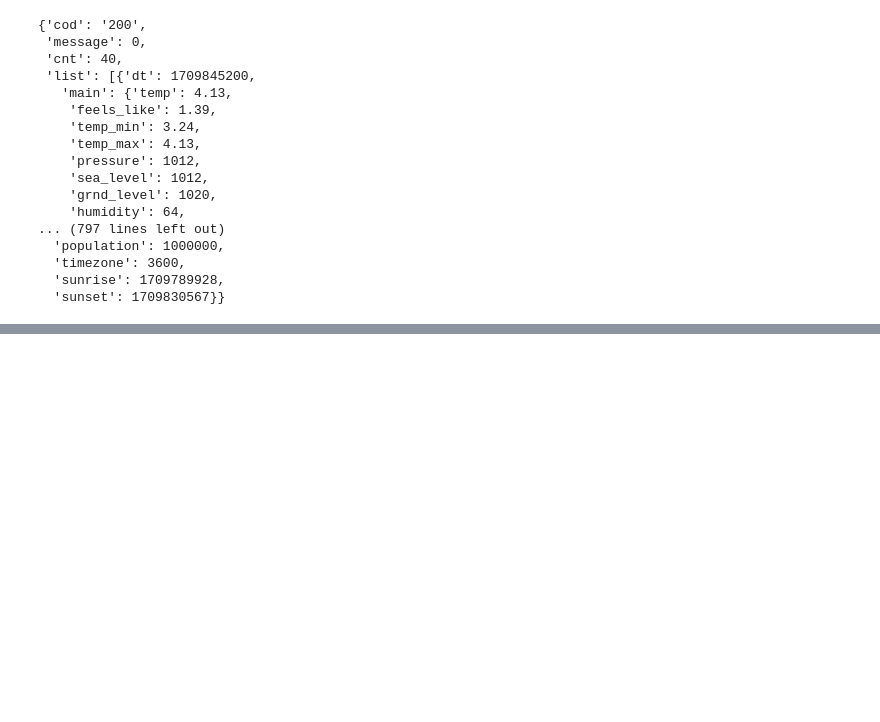
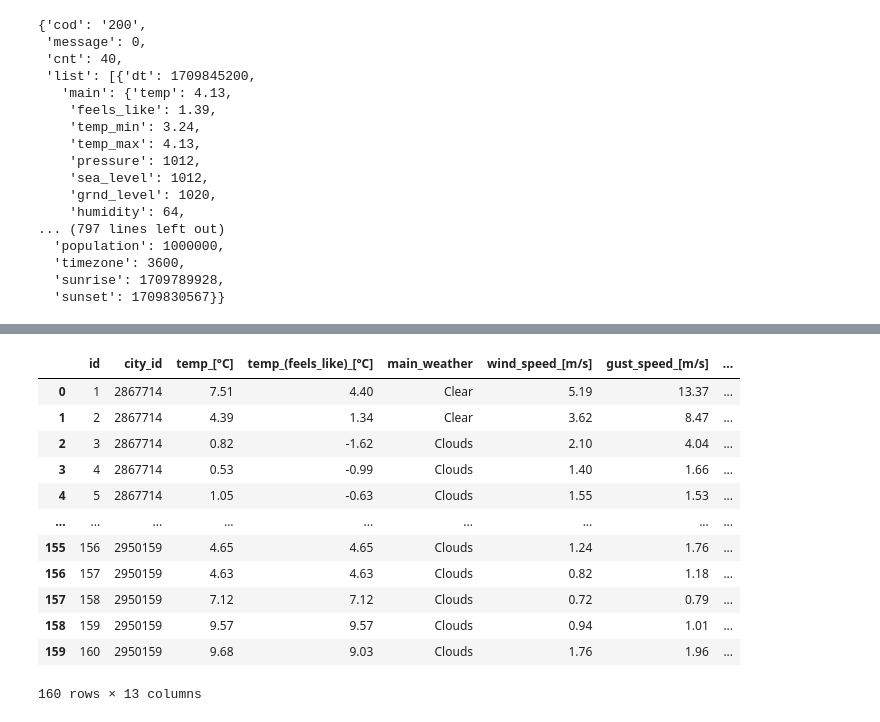
Before and after one commit to lippsmar/Data-Science-Bootcamp, a Jupyter notebook: 5_Data Pipelines on the Cloud/Notebooks/5_OpenWeather_API.ipynb, the cells around one changed output, grey strips where cells are left out. Saved outputs shown, nothing was run; the diff lists cells and outputs as text; code cells hidden in the pictures; blank space fills up the shorter version.

```diff
--- a/5_Data Pipelines on the Cloud/Notebooks/5_OpenWeather_API.ipynb
+++ b/5_Data Pipelines on the Cloud/Notebooks/5_OpenWeather_API.ipynb
@@ -176,0 +363,16 @@ error code 200 in query for Berlin
+# %%
+push_weather_data_to_sql()
+# %% [output]
+|  | id | city_id | temp_[°C] | temp_(feels_like)_[°C] | main_weather | wind_speed_[m/s] | gust_speed_[m/s] | ... |
+| 0 | 1 | 2867714 | 7.51 | 4.40 | Clear | 5.19 | 13.37 | ... |
+| 1 | 2 | 2867714 | 4.39 | 1.34 | Clear | 3.62 | 8.47 | ... |
+| 2 | 3 | 2867714 | 0.82 | -1.62 | Clouds | 2.10 | 4.04 | ... |
+| 3 | 4 | 2867714 | 0.53 | -0.99 | Clouds | 1.40 | 1.66 | ... |
+| 4 | 5 | 2867714 | 1.05 | -0.63 | Clouds | 1.55 | 1.53 | ... |
+| ... | ... | ... | ... | ... | ... | ... | ... | ... |
+| 155 | 156 | 2950159 | 4.65 | 4.65 | Clouds | 1.24 | 1.76 | ... |
+| 156 | 157 | 2950159 | 4.63 | 4.63 | Clouds | 0.82 | 1.18 | ... |
+| 157 | 158 | 2950159 | 7.12 | 7.12 | Clouds | 0.72 | 0.79 | ... |
+| 158 | 159 | 2950159 | 9.57 | 9.57 | Clouds | 0.94 | 1.01 | ... |
+| 159 | 160 | 2950159 | 9.68 | 9.03 | Clouds | 1.76 | 1.96 | ... |
+160 rows × 13 columns
```
Also changed, not shown: parts of 17 cells of this notebook, 6 other files.
